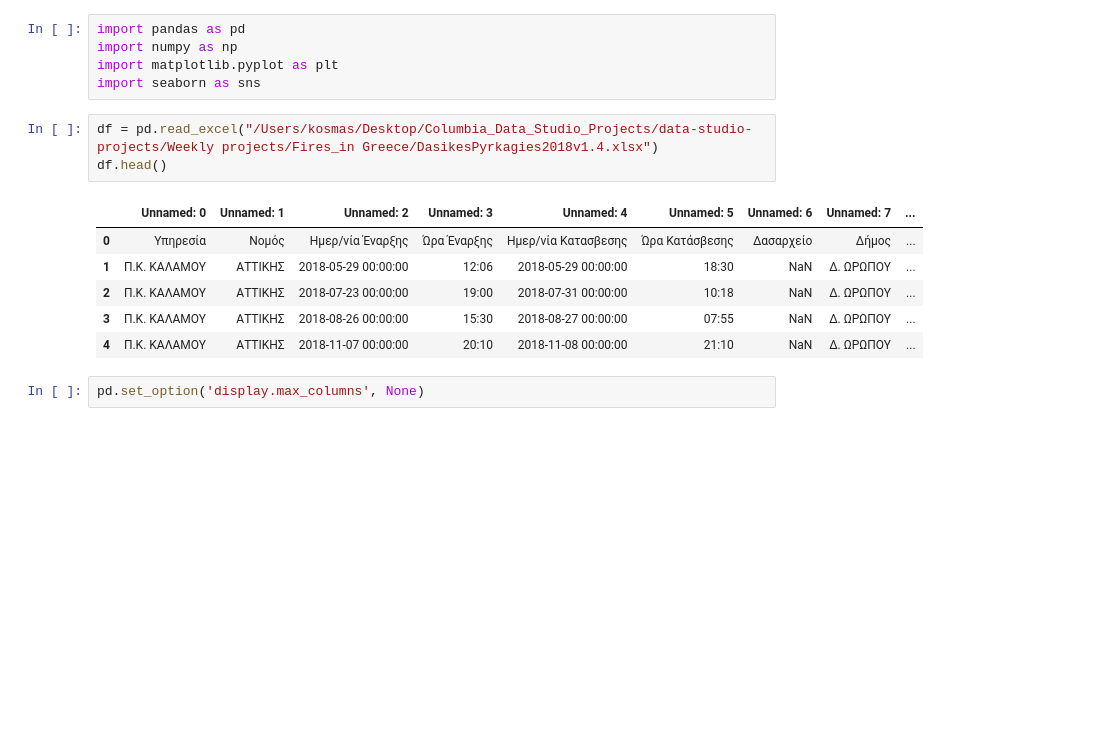
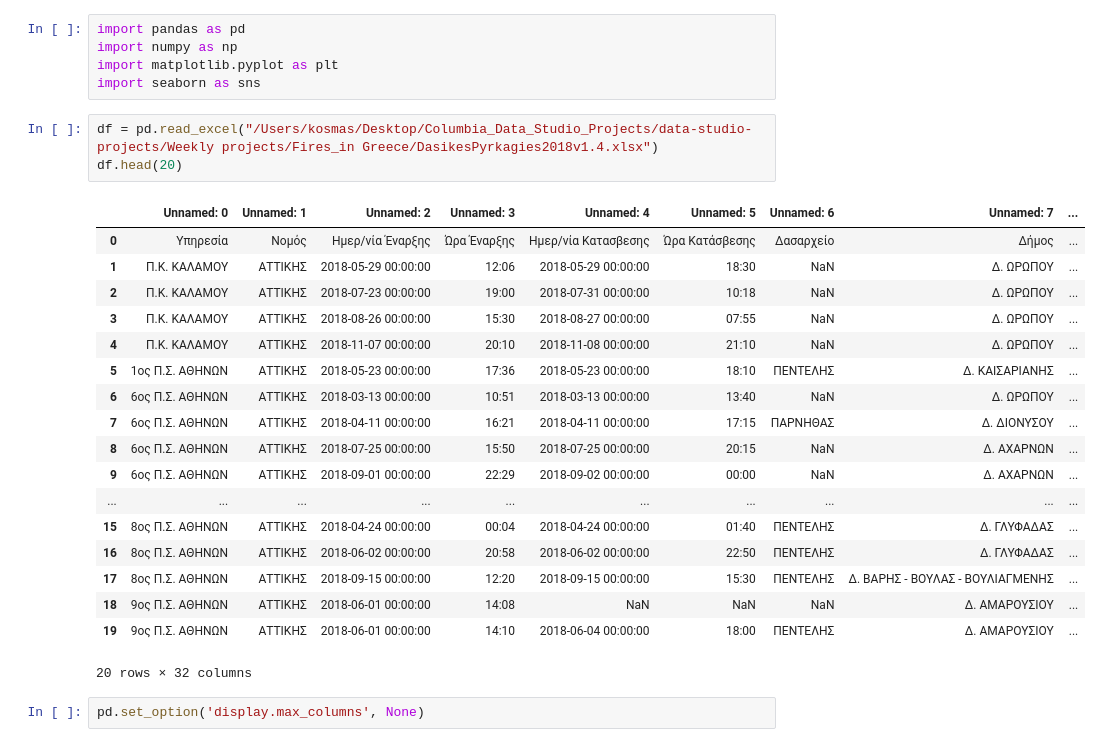
Before and after one commit to kosmaspanag/data-studio-projects, a Jupyter notebook: Weekly projects/Fires_in Greece/Fires in Greece.ipynb, the cells around one changed output. Cells and saved outputs as stored; diff of their text form; blank space fills up the shorter version.

```diff
--- a/Weekly projects/Fires_in Greece/Fires in Greece.ipynb
+++ b/Weekly projects/Fires_in Greece/Fires in Greece.ipynb
@@ -7,14 +7,26 @@ import matplotlib.pyplot as plt
 import seaborn as sns
 # %%
 df = pd.read_excel("/Users/kosmas/Desktop/Columbia_Data_Studio_Projects/data-studio-projects/Weekly projects/Fires_in Greece/DasikesPyrkagies2018v1.4.xlsx")
-df.head()
+df.head(20)
 # %% [output]
 |  | Unnamed: 0 | Unnamed: 1 | Unnamed: 2 | Unnamed: 3 | Unnamed: 4 | Unnamed: 5 | Unnamed: 6 | Unnamed: 7 | ... |
 | 0 | Υπηρεσία | Νομός | Ημερ/νία Έναρξης | Ώρα Έναρξης | Ημερ/νία Κατασβεσης | Ώρα Κατάσβεσης | Δασαρχείο | Δήμος | ... |
 | 1 | Π.Κ. ΚΑΛΑΜΟΥ | ΑΤΤΙΚΗΣ | 2018-05-29 00:00:00 | 12:06 | 2018-05-29 00:00:00 | 18:30 | NaN | Δ. ΩΡΩΠΟΥ | ... |
 | 2 | Π.Κ. ΚΑΛΑΜΟΥ | ΑΤΤΙΚΗΣ | 2018-07-23 00:00:00 | 19:00 | 2018-07-31 00:00:00 | 10:18 | NaN | Δ. ΩΡΩΠΟΥ | ... |
 | 3 | Π.Κ. ΚΑΛΑΜΟΥ | ΑΤΤΙΚΗΣ | 2018-08-26 00:00:00 | 15:30 | 2018-08-27 00:00:00 | 07:55 | NaN | Δ. ΩΡΩΠΟΥ | ... |
 | 4 | Π.Κ. ΚΑΛΑΜΟΥ | ΑΤΤΙΚΗΣ | 2018-11-07 00:00:00 | 20:10 | 2018-11-08 00:00:00 | 21:10 | NaN | Δ. ΩΡΩΠΟΥ | ... |
+| 5 | 1ος Π.Σ. ΑΘΗΝΩΝ | ΑΤΤΙΚΗΣ | 2018-05-23 00:00:00 | 17:36 | 2018-05-23 00:00:00 | 18:10 | ΠΕΝΤΕΛΗΣ | Δ. ΚΑΙΣΑΡΙΑΝΗΣ | ... |
+| 6 | 6ος Π.Σ. ΑΘΗΝΩΝ | ΑΤΤΙΚΗΣ | 2018-03-13 00:00:00 | 10:51 | 2018-03-13 00:00:00 | 13:40 | NaN | Δ. ΩΡΩΠΟΥ | ... |
+| 7 | 6ος Π.Σ. ΑΘΗΝΩΝ | ΑΤΤΙΚΗΣ | 2018-04-11 00:00:00 | 16:21 | 2018-04-11 00:00:00 | 17:15 | ΠΑΡΝΗΘΑΣ | Δ. ΔΙΟΝΥΣΟΥ | ... |
+| 8 | 6ος Π.Σ. ΑΘΗΝΩΝ | ΑΤΤΙΚΗΣ | 2018-07-25 00:00:00 | 15:50 | 2018-07-25 00:00:00 | 20:15 | NaN | Δ. ΑΧΑΡΝΩΝ | ... |
+| 9 | 6ος Π.Σ. ΑΘΗΝΩΝ | ΑΤΤΙΚΗΣ | 2018-09-01 00:00:00 | 22:29 | 2018-09-02 00:00:00 | 00:00 | NaN | Δ. ΑΧΑΡΝΩΝ | ... |
+| ... | ... | ... | ... | ... | ... | ... | ... | ... | ... |
+| 15 | 8ος Π.Σ. ΑΘΗΝΩΝ | ΑΤΤΙΚΗΣ | 2018-04-24 00:00:00 | 00:04 | 2018-04-24 00:00:00 | 01:40 | ΠΕΝΤΕΛΗΣ | Δ. ΓΛΥΦΑΔΑΣ | ... |
+| 16 | 8ος Π.Σ. ΑΘΗΝΩΝ | ΑΤΤΙΚΗΣ | 2018-06-02 00:00:00 | 20:58 | 2018-06-02 00:00:00 | 22:50 | ΠΕΝΤΕΛΗΣ | Δ. ΓΛΥΦΑΔΑΣ | ... |
+| 17 | 8ος Π.Σ. ΑΘΗΝΩΝ | ΑΤΤΙΚΗΣ | 2018-09-15 00:00:00 | 12:20 | 2018-09-15 00:00:00 | 15:30 | ΠΕΝΤΕΛΗΣ | Δ. ΒΑΡΗΣ - ΒΟΥΛΑΣ - ΒΟΥΛΙΑΓΜΕΝΗΣ | ... |
+| 18 | 9ος Π.Σ. ΑΘΗΝΩΝ | ΑΤΤΙΚΗΣ | 2018-06-01 00:00:00 | 14:08 | NaN | NaN | NaN | Δ. ΑΜΑΡΟΥΣΙΟΥ | ... |
+| 19 | 9ος Π.Σ. ΑΘΗΝΩΝ | ΑΤΤΙΚΗΣ | 2018-06-01 00:00:00 | 14:10 | 2018-06-04 00:00:00 | 18:00 | ΠΕΝΤΕΛΗΣ | Δ. ΑΜΑΡΟΥΣΙΟΥ | ... |
+20 rows × 32 columns
 # %%
 pd.set_option('display.max_columns', None)
 # %%
```
Also changed, not shown: parts of 12 cells of this notebook.
